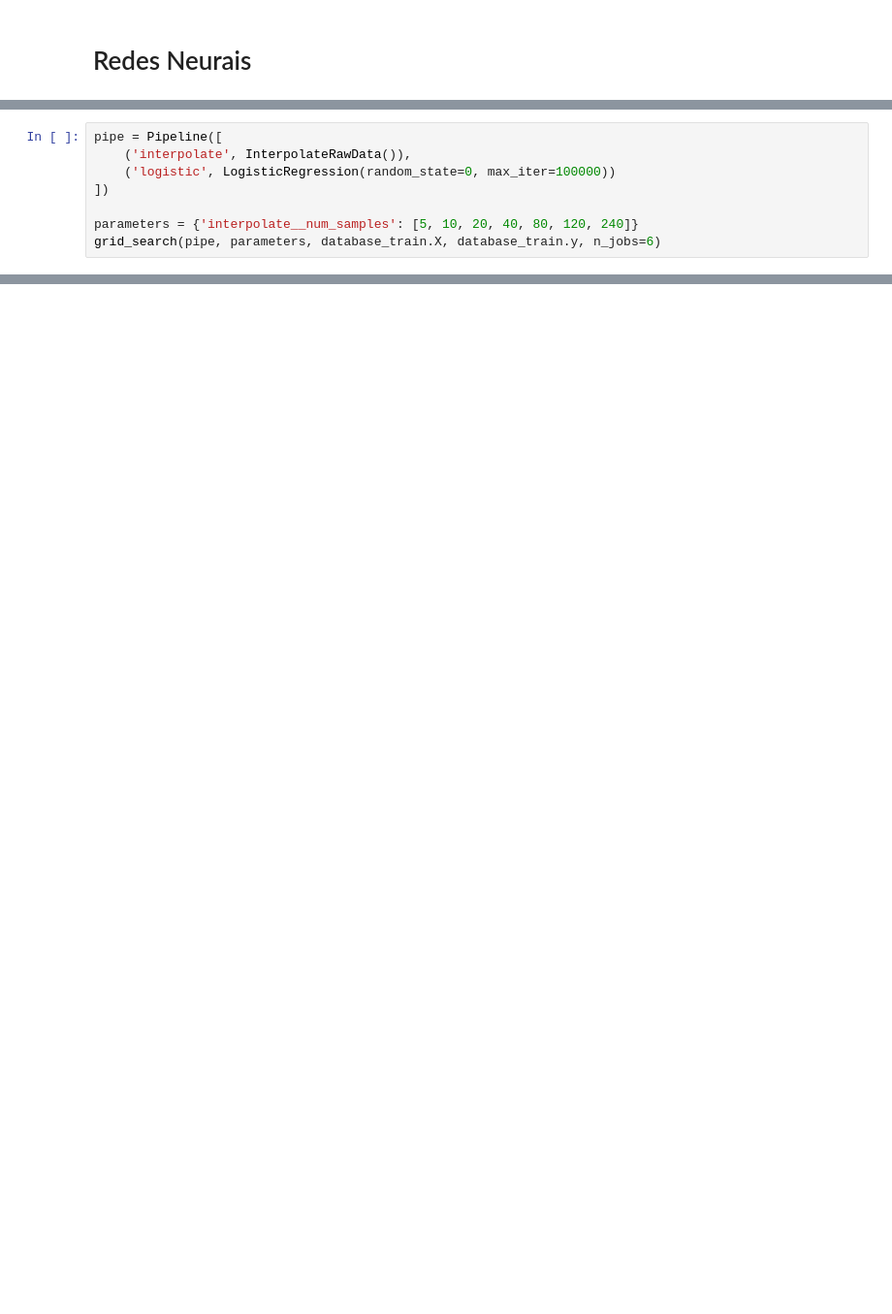
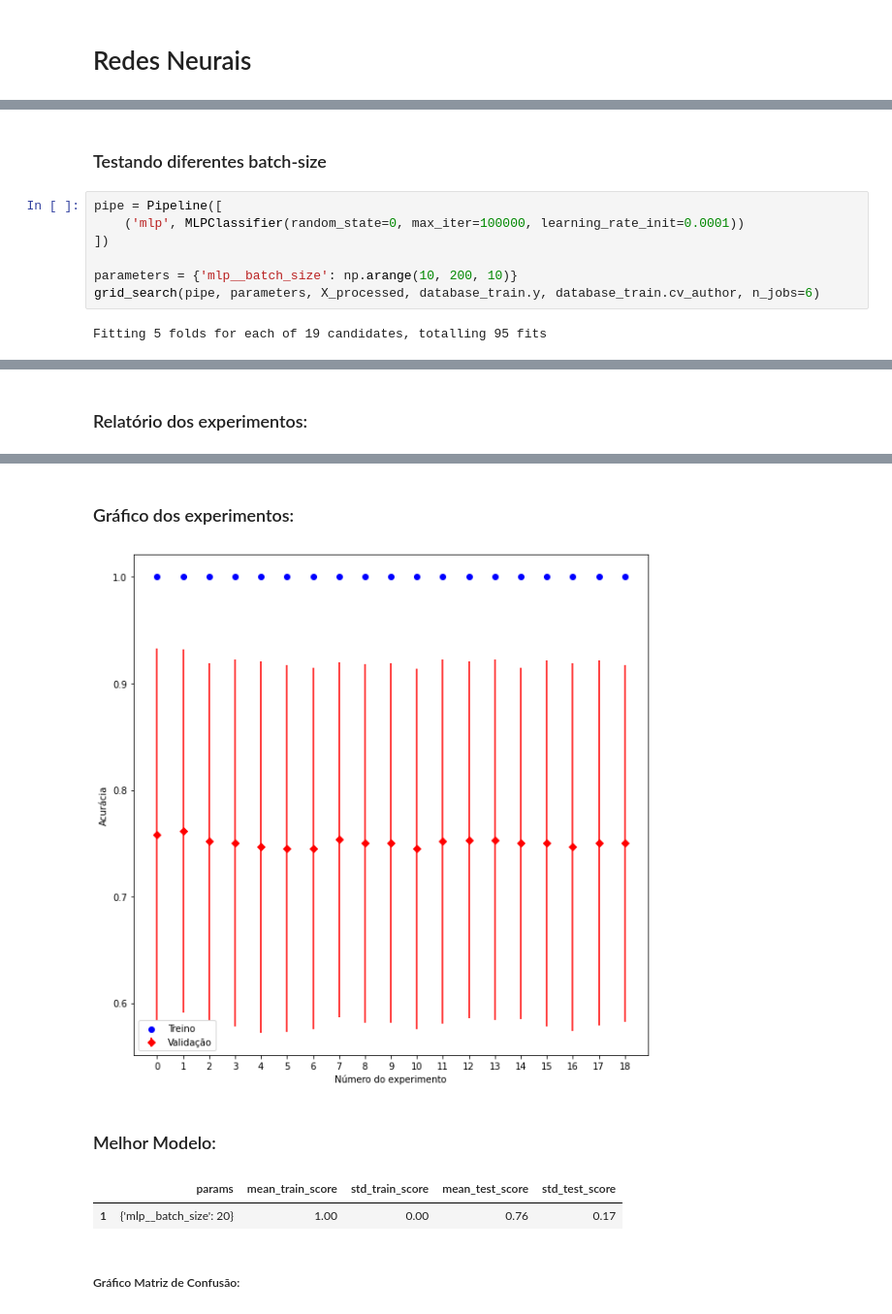
Before and after one commit to HeitorBRaymundo/mc906, a Jupyter notebook: prj3/NeuralNetwork.ipynb, the cells around one changed output, grey strips where cells are left out. Shown at 97% size. Drawn from its saved outputs; the diff is of its cells as text; blank space fills up the shorter version.

```diff
--- a/prj3/NeuralNetwork.ipynb
+++ b/prj3/NeuralNetwork.ipynb
@@ -47,8 +177,11 @@ print(cross_val_score(pipe, database_train.X, database_train.y, cv=5))
+# %% [markdown]
+### Testando diferentes batch-size
 # %%
 pipe = Pipeline([
-    ('interpolate', InterpolateRawData()),
-    ('logistic', LogisticRegression(random_state=0, max_iter=100000))
+    ('mlp', MLPClassifier(random_state=0, max_iter=100000, learning_rate_init=0.0001))
 ])
 
-parameters = {'interpolate__num_samples': [5, 10, 20, 40, 80, 120, 240]}
-grid_search(pipe, parameters, database_train.X, database_train.y, n_jobs=6)
+parameters = {'mlp__batch_size': np.arange(10, 200, 10)}
+grid_search(pipe, parameters, X_processed, database_train.y, database_train.cv_author, n_jobs=6)
+# %% [output]
+Fitting 5 folds for each of 19 candidates, totalling 95 fits
@@ -54,0 +199 @@ grid_search(pipe, parameters, database_train.X, database_train.y, n_jobs=6)
+Relatório dos experimentos:
@@ -54,0 +217,6 @@ grid_search(pipe, parameters, database_train.X, database_train.y, n_jobs=6)
+Gráfico dos experimentos:
+[figure, added]
+Melhor Modelo:
+|  | params | mean_train_score | std_train_score | mean_test_score | std_test_score |
+| 1 | {'mlp__batch_size': 20} | 1.00 | 0.00 | 0.76 | 0.17 |
+Gráfico Matriz de Confusão:
```
Also changed, not shown: parts of 37 cells of this notebook, 9 other files.
